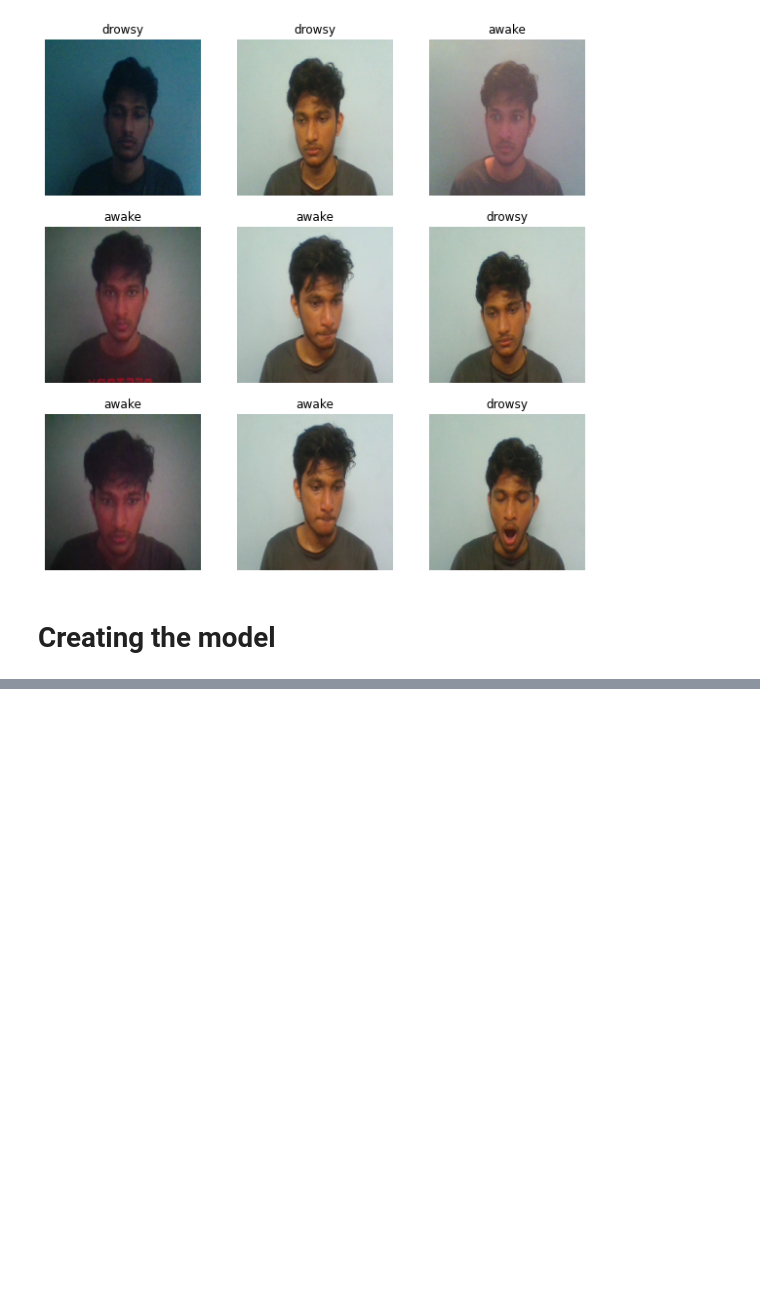
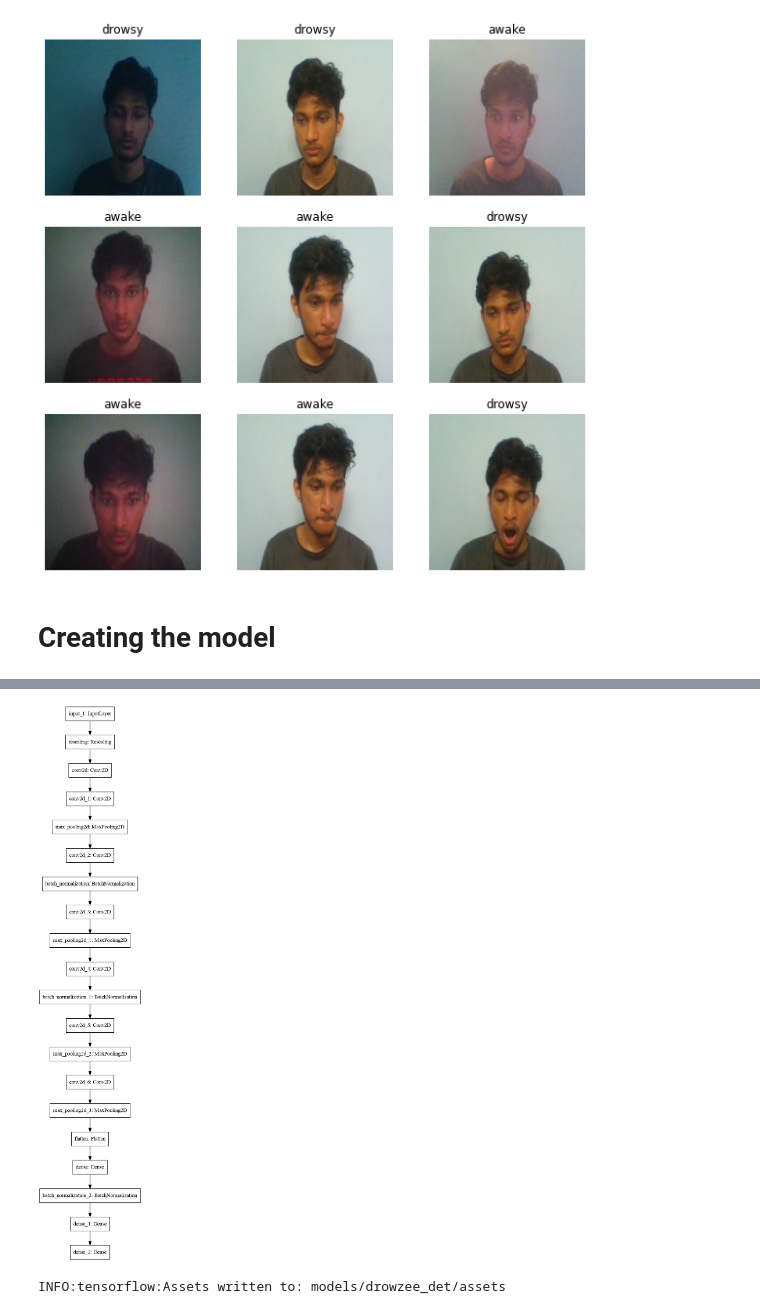
Before and after one commit to DS3a/driver_protection, a Jupyter notebook: drowsiness_detection/model_construction.ipynb, the cells around one changed output, grey strips where cells are left out. Saved outputs shown, nothing was run; the diff lists cells and outputs as text; code cells hidden in the pictures; blank space fills up the shorter version.

```diff
--- a/drowsiness_detection/model_construction.ipynb
+++ b/drowsiness_detection/model_construction.ipynb
@@ -68,0 +80,29 @@ model = keras.Sequential([
+# %%
+model = keras.Sequential([
+    layers.Input(shape=(200, 200, 3)),
+    layers.experimental.preprocessing.Rescaling(1.0/255.0),
+    layers.Conv2D(32, 3, activation='relu'), # (1, 200, 200, 3) -> (1, 198, 198, 32)
+    layers.Conv2D(64, 5, activation='relu'), # (1, 198, 198, 32) -> (1, 194, 194, 64)
+    layers.MaxPooling2D(), # (1, 194, 194, 64) -> (1, 97, 97, 64)
+    layers.Conv2D(128, 7, activation='relu'), # (1, 97, 97, 64) -> (1, 91, 91, 128)
+    layers.BatchNormalization(),
+    layers.Conv2D(64, 5, activation='relu'), # (1, 91, 91, 128) -> (1, 87, 87, 64)
+    layers.MaxPooling2D(), # (1, 87, 87, 64) -> (1, 43, 43, 64)
+    layers.Conv2D(32, 3, activation='relu'), # (1, 43, 43, 64) -> (1, 41, 41, 32)
+    layers.BatchNormalization(),
+    layers.Conv2D(16, 1, activation='relu', padding='same'), # (1, 41, 41, 32) -> (1, 41, 41, 16)
+    layers.MaxPooling2D(), # (1, 41, 41, 16) -> (1, 20, 20, 16)
+    layers.Conv2D(24, 7, activation='relu'), # (1, 20, 20, 16) -> (1, 14, 14, 24)
+    layers.MaxPooling2D(), # (1, 14, 14, 24) -> (1, 7, 7, 10)
+    layers.Flatten(), # (1, 7, 7, 10) -> (1, 490)
+    layers.Dense(256, activation='relu'),
+    layers.BatchNormalization(),
+    layers.Dense(64, activation='relu'),
+    layers.Dense(len(train_ds.class_names), activation='softmax'),
+
+])
+
+model.compile(
+    optimizer='adam',
+    loss=keras.losses.categorical_crossentropy,
+    metrics=['accuracy', keras.metrics.categorical_crossentropy])
@@ -68,0 +129,8 @@ model = keras.Sequential([
+# %%
+keras.utils.plot_model(model)
+# %% [output]
+[figure, added]
+# %%
+model.save("models/drowzee_det")
+# %% [output]
+INFO:tensorflow:Assets written to: models/drowzee_det/assets
```
Also changed, not shown: parts of 2 cells of this notebook, 16 other files.
